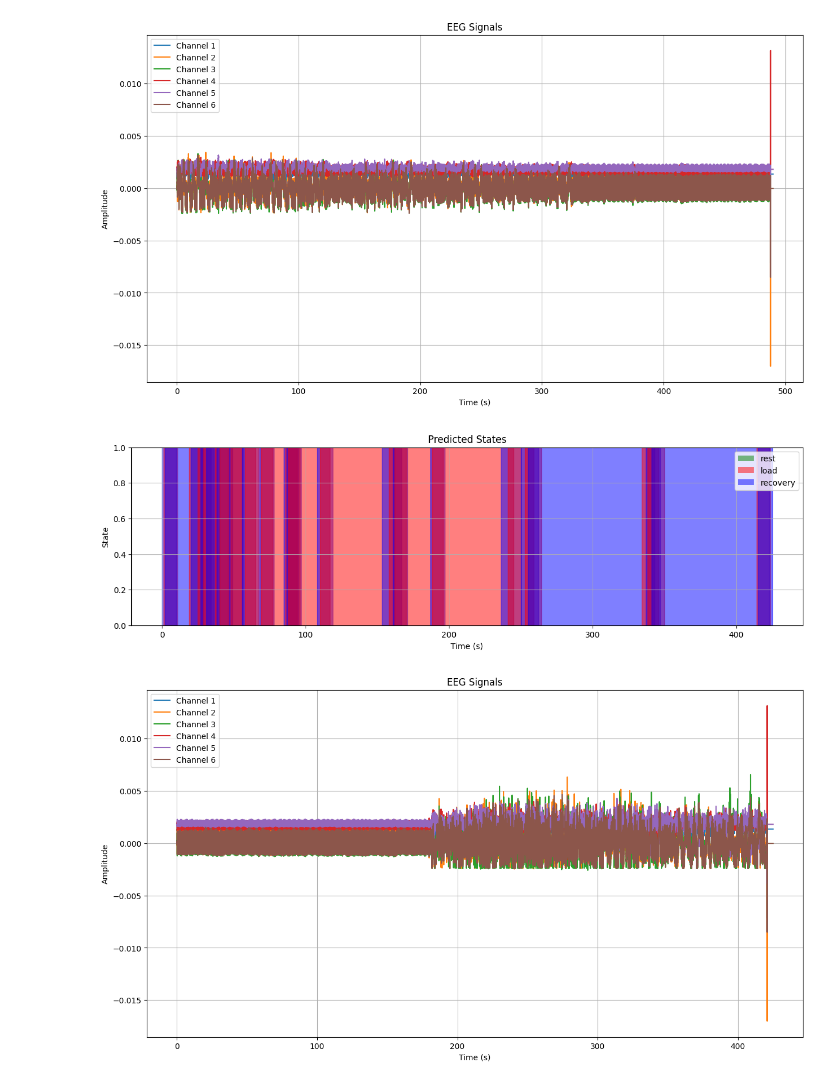
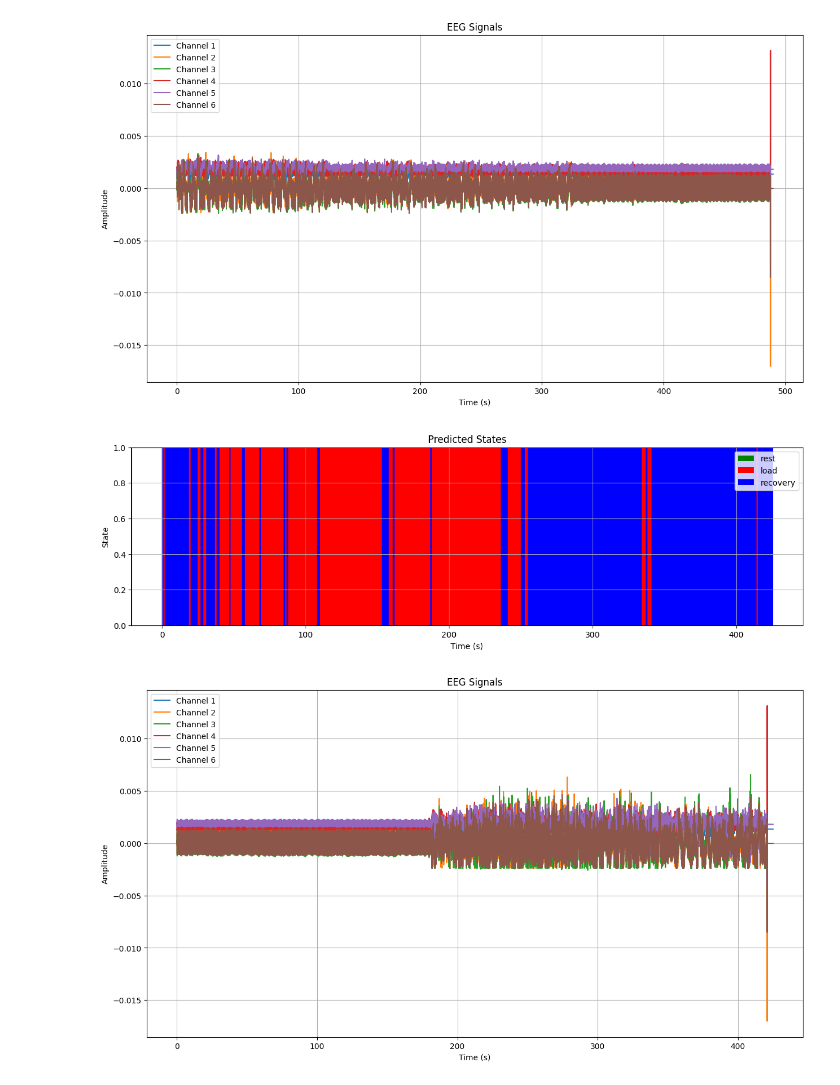
Before and after one commit to FFG99/ECGsignalsMarking, a Jupyter notebook: notebooks/manual_api_testing.ipynb, the cells around one changed output. Cells and saved outputs as stored; diff of their text form; code cells hidden in the pictures.

```diff
--- a/notebooks/manual_api_testing.ipynb
+++ b/notebooks/manual_api_testing.ipynb
@@ -44,7 +44,7 @@ def plot_eeg_data(data, sample_rate=1000, channels=None):
     plt.grid(True)
     plt.show()
 
-def plot_predictions(predictions):
+def plot_predictions(predictions, alpha=0.5):
     state_colors = {
         'rest': 'green',
         'load': 'red',
@@ -54,7 +54,7 @@ def plot_predictions(predictions):
     plt.figure(figsize=(15, 4))
 
     legend_elements = [
-        plt.Rectangle((0, 0), 1, 1, facecolor=color, alpha=0.5, label=state)
+        plt.Rectangle((0, 0), 1, 1, facecolor=color, alpha=alpha, label=state)
         for state, color in state_colors.items()
     ]
 
@@ -62,7 +62,7 @@ def plot_predictions(predictions):
         plt.axvspan(
             pred['start_time'],
             pred['end_time'],
-            alpha=0.5,
+            alpha=alpha,
             color=state_colors[pred['state']]
         )
 
@@ -99,9 +99,9 @@ plot_eeg_data(data)
 [figure]
 # %%
 predictions = get_predictions(2)
-plot_predictions(predictions)
+plot_predictions(predictions, alpha=1)
 # %% [output]
-[figure, old version]
+[figure, new version]
 # %%
 data = get_eeg_data(3)
 plot_eeg_data(data)
```
Also changed, not shown: 2 other files.
